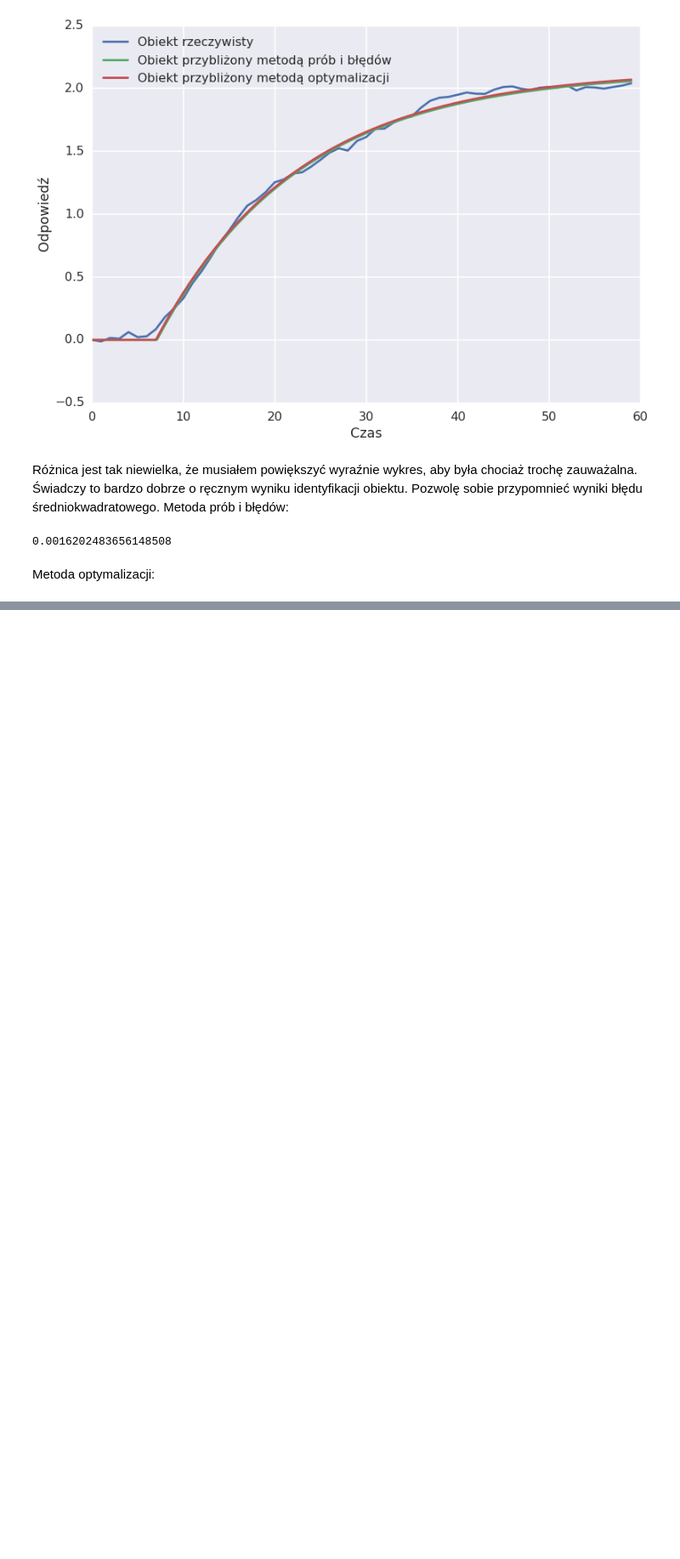
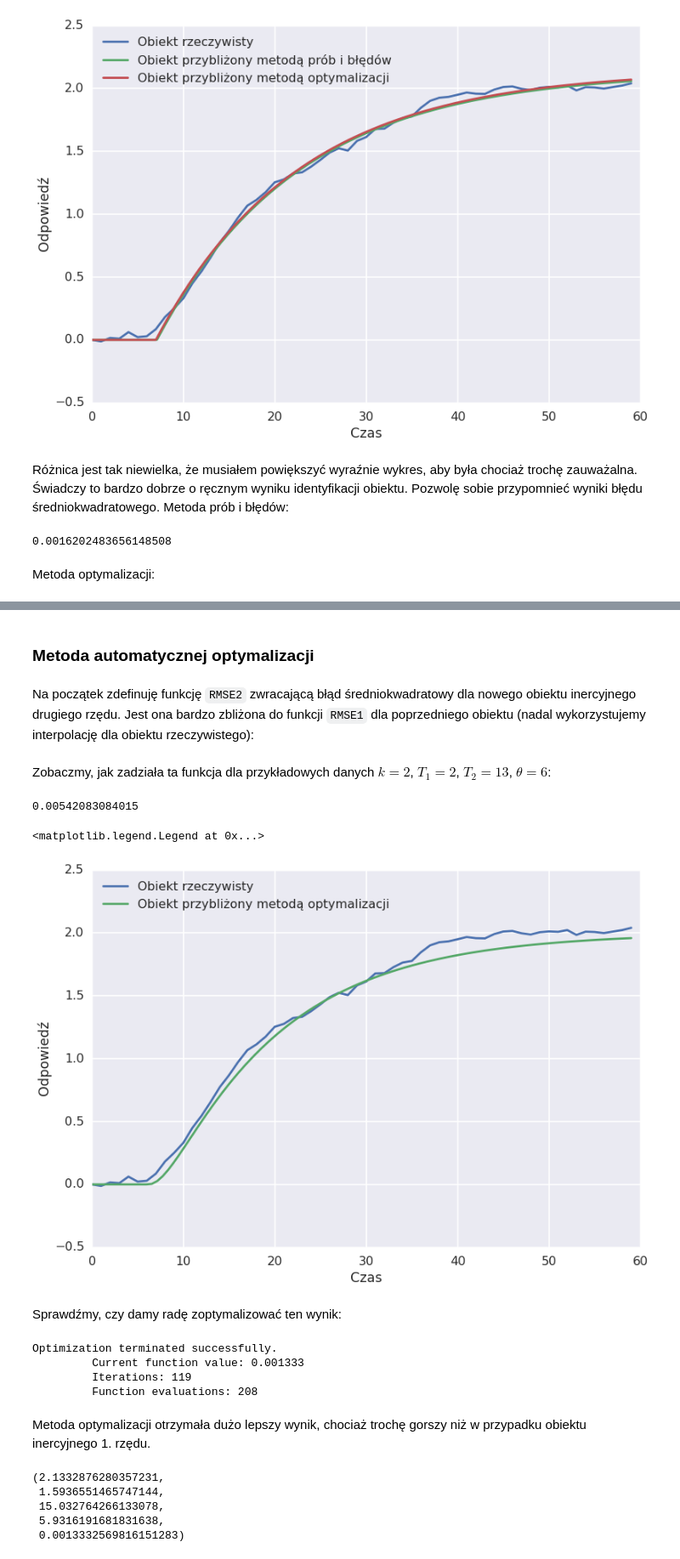
Before and after one commit to pbanaszkiewicz/notebooks, a Jupyter notebook: msd-lab6/sprawozdanie.ipynb, the cells around one changed output, grey strips where cells are left out. Shown: that part at 85% size. Drawn from its saved outputs; the diff is of its cells as text; code cells hidden in the pictures; blank space fills up the shorter version.

```diff
--- a/msd-lab6/sprawozdanie.ipynb
+++ b/msd-lab6/sprawozdanie.ipynb
@@ -92,7 +101,7 @@ Jak widać przy okazji zdefiniowałem funkcję, którą będzie później można
 # %% [markdown]
 Jak wspomniałem wyżej, metoda ta opiera się na szukaniu minimum lokalnego w pobliżu pewnego punktu. W pakiecie `scipy` Pythona znajduje się [wiele funkcji optymalizujących](http://docs.scipy.org/doc/scipy/reference/optimize.html), ja skorzystam z najprostszej `fmin`.
 # %%
-k2, T2, theta2 = scipy.optimize.fmin(RMSE1, (k, T, theta))
+obiekt1_args = k2, T2, theta2 = scipy.optimize.fmin(RMSE1, (k, T, theta))
 # %% [output]
 Optimization terminated successfully.
          Current function value: 0.001495
@@ -144,0 +164,56 @@ Metoda optymalizacji:
+# %% [markdown]
+### Metoda automatycznej optymalizacji
+# %% [markdown]
+Na początek zdefinuję funkcję `RMSE2` zwracającą błąd średniokwadratowy dla nowego obiektu inercyjnego drugiego rzędu. Jest ona bardzo zbliżona do funkcji `RMSE1` dla poprzedniego obiektu (nadal wykorzystujemy interpolację dla obiektu rzeczywistego):
+# %%
+def RMSE2(args):
+    global obiekt
+    k, T1, T2, theta = args
+    obiekt2 = scipy.signal.lti([k], [T1 * T2, T1 + T2, 1])
+    time = np.linspace(0, 59, 100)
+    obiekt2_y = obiekt2.output(U=[0 if t < theta else 1 for t in time], T=time)
+    return RMSE_interp(obiekt[:,0], range(60), obiekt2_y[1], time)
+# %% [markdown]
+Zobaczmy, jak zadziała ta funkcja dla przykładowych danych $k = 2$, $T_1 = 2$, $T_2 = 13$, $\theta = 6$:
+# %%
+k = 2
+T1 = 2
+T2 = 13
+theta = 6
+
+print RMSE2((k, T1, T2, theta))
+
+plt.plot(range(60), obiekt[:,0], label=u'Obiekt rzeczywisty')
+
+obiekt2 = scipy.signal.lti([k], [T1 * T2, T1 + T2, 1])
+
+time_space = np.linspace(0, 59, 100)
+obiekt2_y = obiekt2.output(U=[0 if t < theta else 1 for t in time_space], T=time_space)
+plt.plot(time_space, obiekt2_y[1], label=u'Obiekt przybliżony metodą optymalizacji')
+
+plt.xlabel(u'Czas')
+plt.ylabel(u'Odpowiedź')
+plt.legend(loc=2)
+# %% [output]
+0.00542083084015
+<matplotlib.legend.Legend at 0x...>
+[figure, added]
+# %% [markdown]
+Sprawdźmy, czy damy radę zoptymalizować ten wynik:
+# %%
+obiekt2_args = k_2, T1_2, T2_2, theta_2 = scipy.optimize.fmin(RMSE2, (k, T1, T2, theta))
+# %% [output]
+Optimization terminated successfully.
+         Current function value: 0.001333
+         Iterations: 119
+         Function evaluations: 208
+# %% [markdown]
+Metoda optymalizacji otrzymała dużo lepszy wynik, chociaż trochę gorszy niż w przypadku obiektu inercyjnego 1. rzędu.
+# %%
+k_2, T1_2, T2_2, theta_2, RMSE2((k_2, T1_2, T2_2, theta_2))
+# %% [output]
+(2.1332876280357231,
+ 1.5936551465747144,
+ 15.032764266133078,
+ 5.9316191681831638,
+ 0.0013332569816151283)
```
Also changed, not shown: parts of 27 cells of this notebook.
